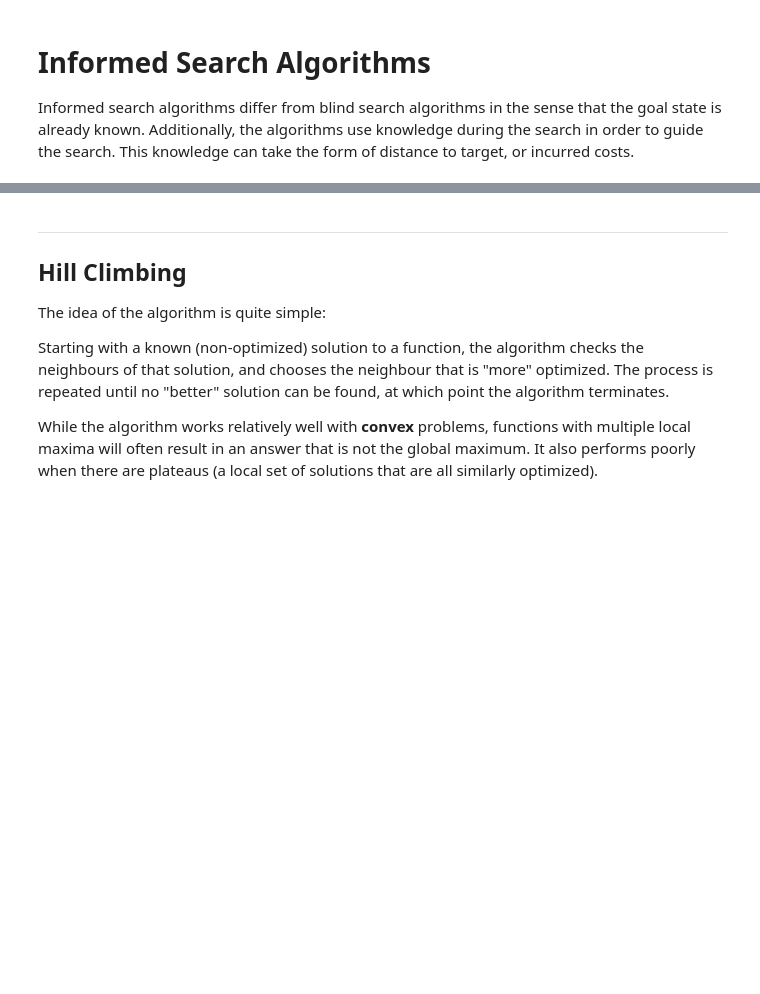
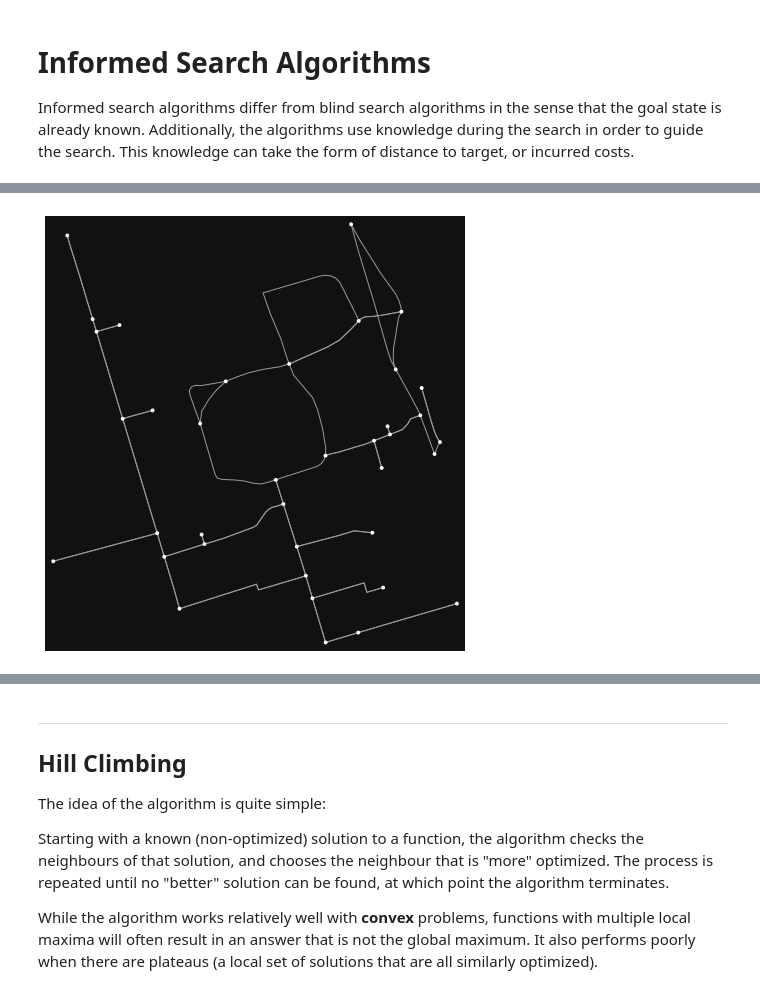
Before and after one commit to SmartMobilityAlgorithms/book, a Jupyter notebook: content/GraphSearchAlgorithms/InformedSearch.ipynb, the cells around one changed output, grey strips where cells are left out. Drawn from its saved outputs; the diff is of its cells as text; code cells hidden in the pictures; blank space fills up the shorter version.

```diff
--- a/content/GraphSearchAlgorithms/InformedSearch.ipynb
+++ b/content/GraphSearchAlgorithms/InformedSearch.ipynb
@@ -5,10 +75,14 @@ Informed search algorithms differ from blind search algorithms in the sense that
 # %%
-# Setup the Graph, origin, and destination
+import networkx
 import osmnx
-from smart_mobility_utilities.common import Node
-from smart_mobility_utilities.viz import draw_route
+from matplotlib.collections import LineCollection
+import matplotlib.pyplot as plt
+from smart_mobility_utilities.problem import *
+from utils import *
+from queue import PriorityQueue
 
 reference = (43.661667, -79.395)
-G = osmnx.graph_from_point(reference, dist=500, clean_periphery=True, simplify=True)
-origin = Node(graph=G, osmid=1907446268)
-destination = Node(graph=G, osmid=1633421938)
+G = osmnx.graph_from_point(reference, dist=300, clean_periphery=True, simplify=True, network_type='drive_service')
+fig, ax = osmnx.plot_graph(G)
+# %% [output]
+[figure, added]
```
Also changed, not shown: parts of 24 cells of this notebook, 6 other files.
